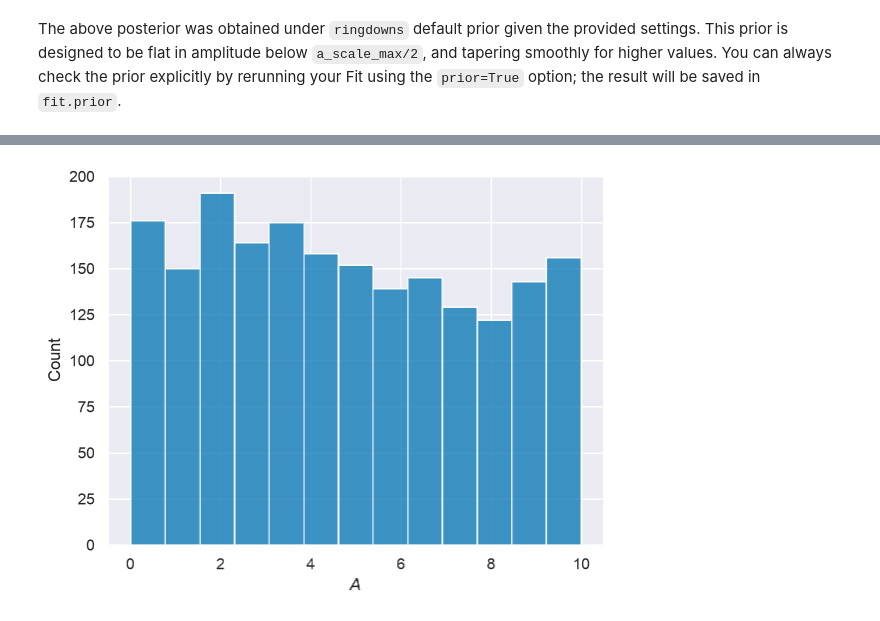
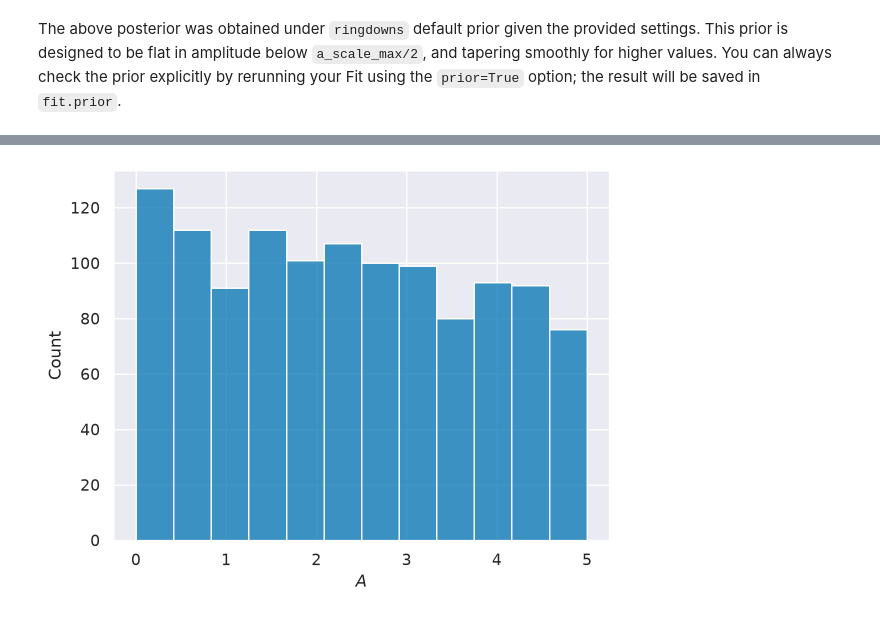
Before and after one commit to maxisi/ringdown, a Jupyter notebook: docs/examples/single_damped_sinusoid.ipynb, the cells around one changed output, grey strips where cells are left out. Cells and saved outputs as stored; diff of their text form; code cells hidden in the pictures.

```diff
--- a/docs/examples/single_damped_sinusoid.ipynb
+++ b/docs/examples/single_damped_sinusoid.ipynb
@@ -245,6 +241,6 @@ fit.prior.plot_trace(var_names=['a', 'phi', 'f', 'g']);
 # %%
 a = fit.prior.posterior.a.values.flatten()
-sns.histplot(a[a<fit.model_settings['a_scale_max']/2], label='posterior');
+sns.histplot(a[a<fit.model_settings['a_scale_max']/4], label='posterior')
 plt.xlabel('$A$');
 # %% [output]
-[figure, old version]
+[figure, new version]
```
Also changed, not shown: parts of 10 cells of this notebook, 2 other files.
